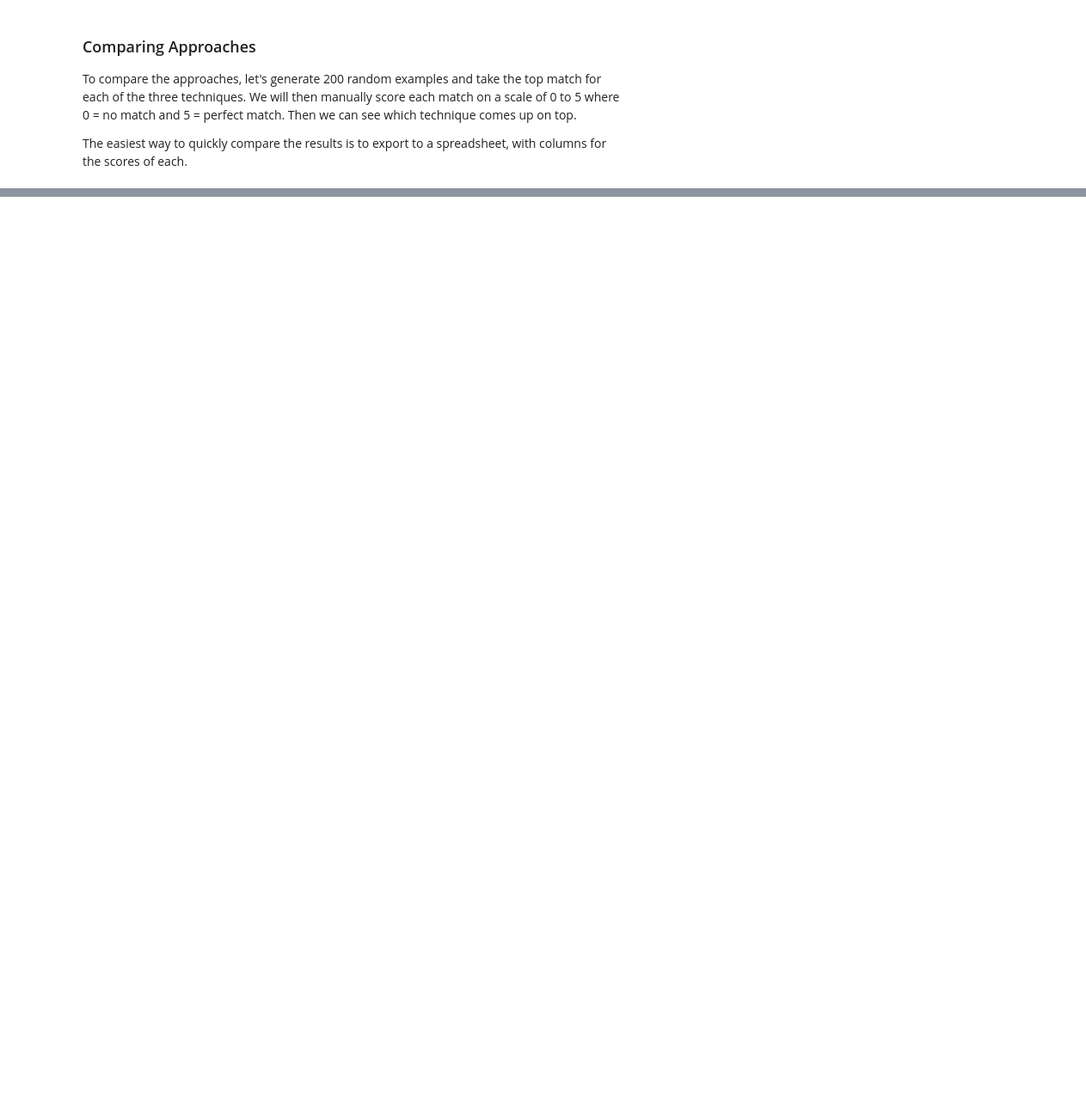
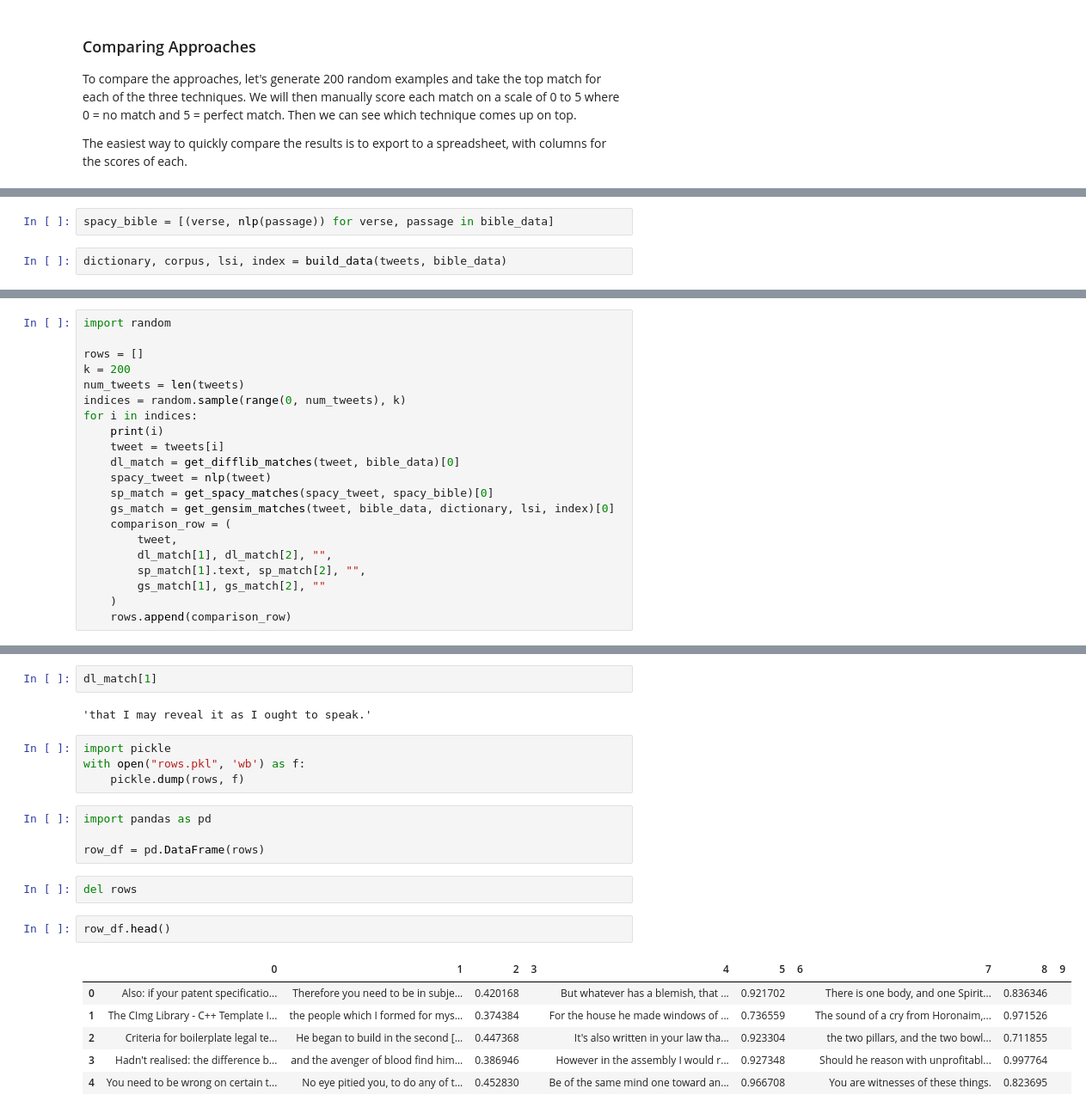
Before and after one commit to benhoyle/benhoyle.github.io-src, a Jupyter notebook: content/notebooks/tweet2bible/3. Tweet2Bible - Comparing Similarity Measures.ipynb, the cells around one changed output, grey strips where cells are left out. Shown at 86% size. Saved outputs shown, nothing was run; the diff lists cells and outputs as text; blank space fills up the shorter version.

```diff
--- a/content/notebooks/tweet2bible/3. Tweet2Bible - Comparing Similarity Measures.ipynb
+++ b/content/notebooks/tweet2bible/3. Tweet2Bible - Comparing Similarity Measures.ipynb
@@ -472,0 +508,4 @@ The easiest way to quickly compare the results is to export to a spreadsheet, wi
+# %%
+spacy_bible = [(verse, nlp(passage)) for verse, passage in bible_data]
+# %%
+dictionary, corpus, lsi, index = build_data(tweets, bible_data)
@@ -472,0 +530,21 @@ The easiest way to quickly compare the results is to export to a spreadsheet, wi
+# %%
+import random
+
+rows = []
+k = 200
+num_tweets = len(tweets)
+indices = random.sample(range(0, num_tweets), k)
+for i in indices:
+    print(i)
+    tweet = tweets[i]
+    dl_match = get_difflib_matches(tweet, bible_data)[0]
+    spacy_tweet = nlp(tweet)
+    sp_match = get_spacy_matches(spacy_tweet, spacy_bible)[0]
+    gs_match = get_gensim_matches(tweet, bible_data, dictionary, lsi, index)[0]
+    comparison_row = (
+        tweet,
+        dl_match[1], dl_match[2], "",
+        sp_match[1].text, sp_match[2], "",
+        gs_match[1], gs_match[2], ""
+    )
+    rows.append(comparison_row)
@@ -472,0 +569,23 @@ The easiest way to quickly compare the results is to export to a spreadsheet, wi
+# %%
+dl_match[1]
+# %% [output]
+'that I may reveal it as I ought to speak.'
+# %%
+import pickle
+with open("rows.pkl", 'wb') as f:
+    pickle.dump(rows, f)
+# %%
+import pandas as pd
+
+row_df = pd.DataFrame(rows)
+# %%
+del rows
+# %%
+row_df.head()
+# %% [output]
+|  | 0 | 1 | 2 | 3 | 4 | 5 | 6 | 7 | 8 | 9 |
+| 0 | Also: if your patent specificatio... | Therefore you need to be in subje... | 0.420168 |  | But whatever has a blemish, that ... | 0.921702 |  | There is one body, and one Spirit... | 0.836346 |  |
+| 1 | The CImg Library - C++ Template I... | the people which I formed for mys... | 0.374384 |  | For the house he made windows of ... | 0.736559 |  | The sound of a cry from Horonaim,... | 0.971526 |  |
+| 2 | Criteria for boilerplate legal te... | He began to build in the second [... | 0.447368 |  | It's also written in your law tha... | 0.923304 |  | the two pillars, and the two bowl... | 0.711855 |  |
+| 3 | Hadn't realised: the difference b... | and the avenger of blood find him... | 0.386946 |  | However in the assembly I would r... | 0.927348 |  | Should he reason with unprofitabl... | 0.997764 |  |
+| 4 | You need to be wrong on certain t... | No eye pitied you, to do any of t... | 0.452830 |  | Be of the same mind one toward an... | 0.966708 |  | You are witnesses of these things. | 0.823695 |  |
```
Also changed, not shown: parts of 7 cells of this notebook, 10 other files.
